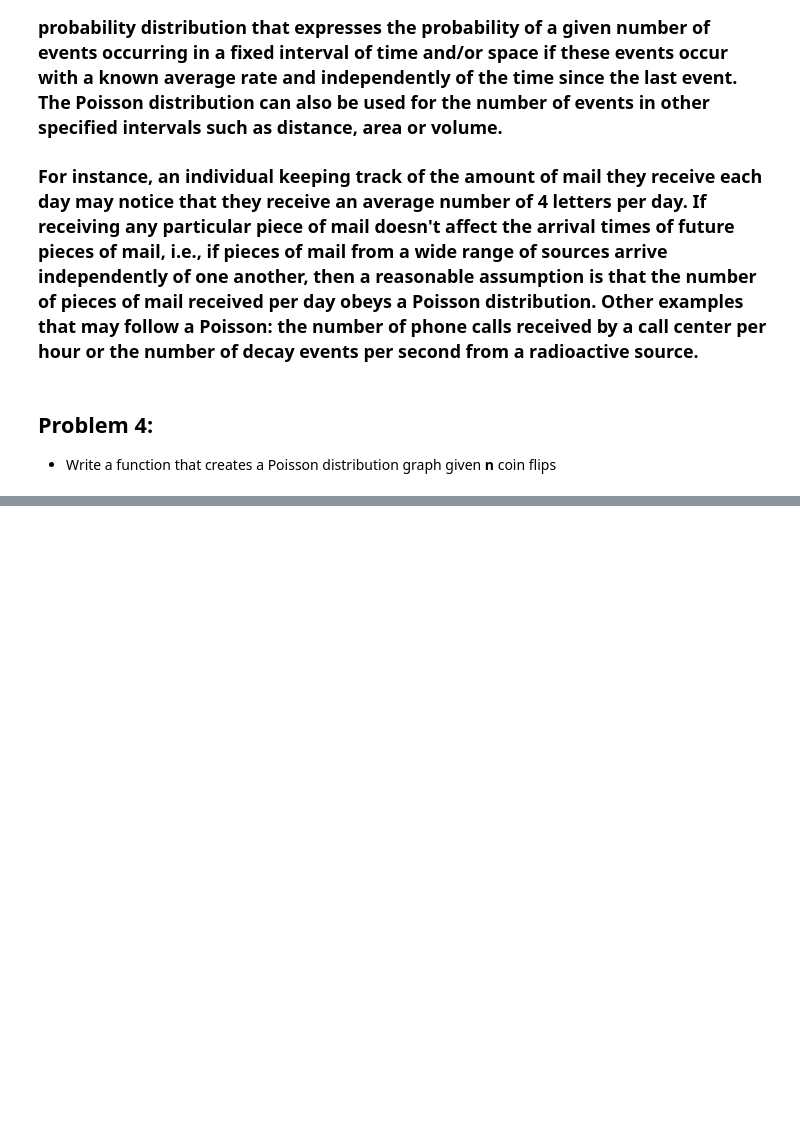
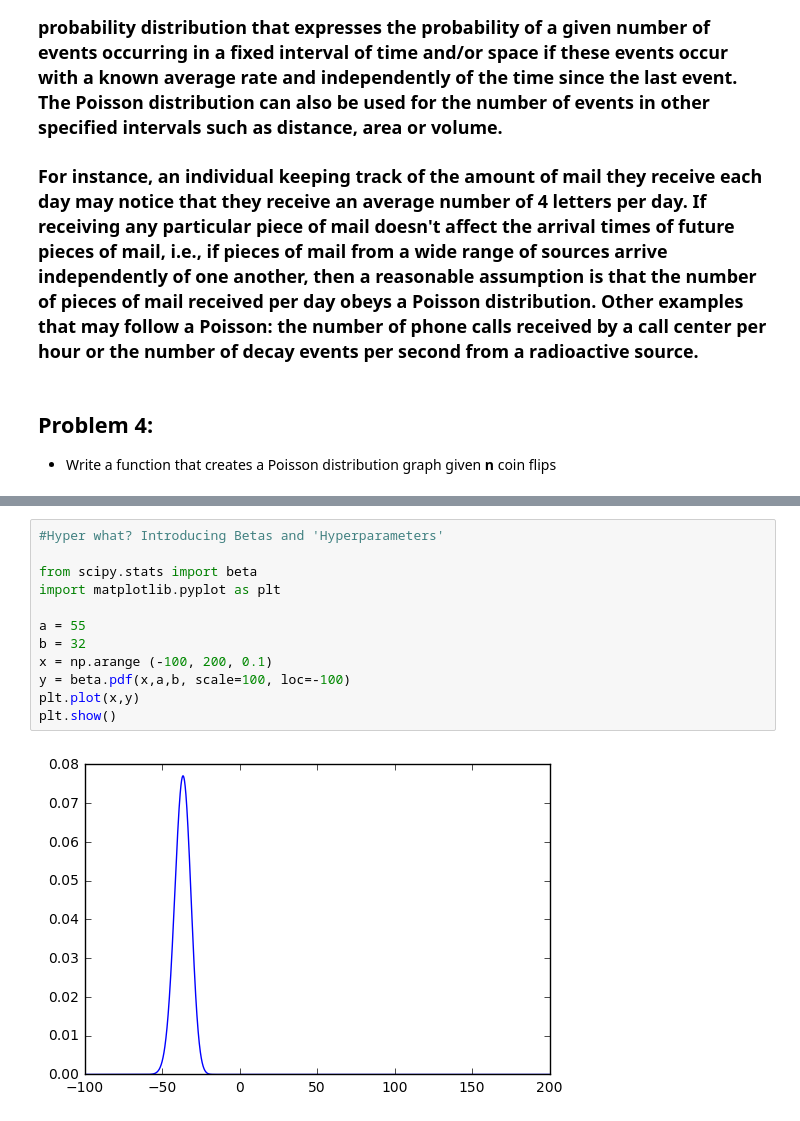
Before and after one commit to shetty83/dsi-sea-week08-1.2, a Jupyter notebook: Lab Worksheet Starter.ipynb, the cells around one changed output, grey strips where cells are left out. Cells and saved outputs as stored; diff of their text form; blank space fills up the shorter version.

```diff
--- a/Lab Worksheet Starter.ipynb
+++ b/Lab Worksheet Starter.ipynb
@@ -113,0 +124,14 @@ Number of times until false seen
+# %%
+#Hyper what? Introducing Betas and 'Hyperparameters'
+
+from scipy.stats import beta
+import matplotlib.pyplot as plt
+
+a = 55
+b = 32
+x = np.arange (-100, 200, 0.1)
+y = beta.pdf(x,a,b, scale=100, loc=-100)
+plt.plot(x,y)
+plt.show()
+# %% [output]
+[figure, added]
```
Also changed, not shown: parts of 7 cells of this notebook.
